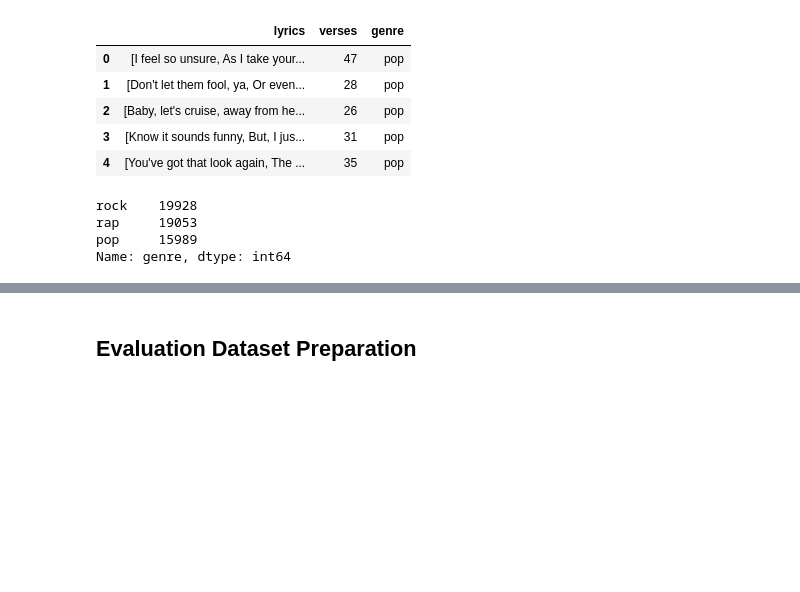
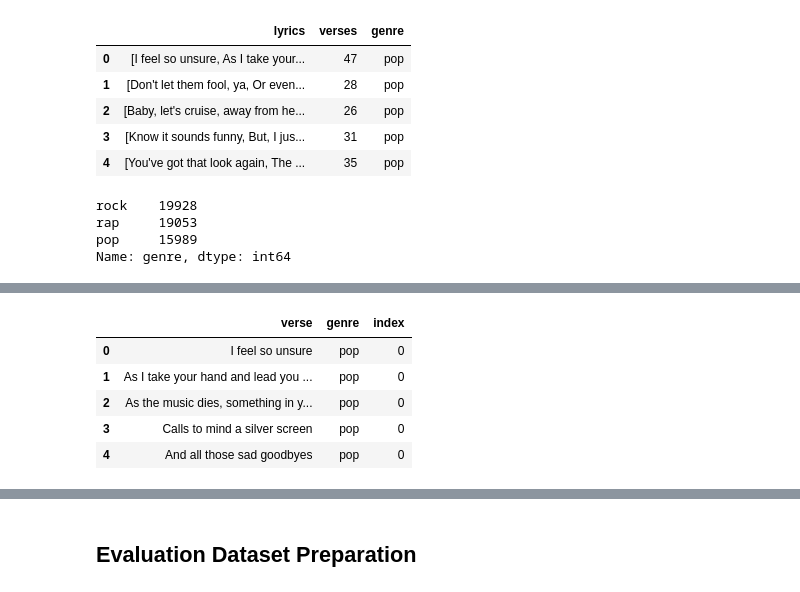
Before and after one commit to mattiapggioli/lyrics2ts, a Jupyter notebook: notebooks/data_preparation.ipynb, the cells around one changed output, grey strips where cells are left out. Saved outputs shown, nothing was run; the diff lists cells and outputs as text; code cells hidden in the pictures; blank space fills up the shorter version.

```diff
--- a/notebooks/data_preparation.ipynb
+++ b/notebooks/data_preparation.ipynb
@@ -243,0 +303,15 @@ Name: genre, dtype: int64
+# %%
+lyrics_by_verse = zip(list(df['lyrics']),list(df['genre']),list(df.index))
+
+verses_by_genre = [(verse, genre, index) for lyrics, genre, index in lyrics_by_verse for verse in lyrics]
+
+df_verses = pd.DataFrame(verses_by_genre, columns=['verse','genre','index'])
+
+df_verses.head()
+# %% [output]
+|  | verse | genre | index |
+| 0 | I feel so unsure | pop | 0 |
+| 1 | As I take your hand and lead you ... | pop | 0 |
+| 2 | As the music dies, something in y... | pop | 0 |
+| 3 | Calls to mind a silver screen | pop | 0 |
+| 4 | And all those sad goodbyes | pop | 0 |
```
Also changed, not shown: parts of 37 cells of this notebook.
